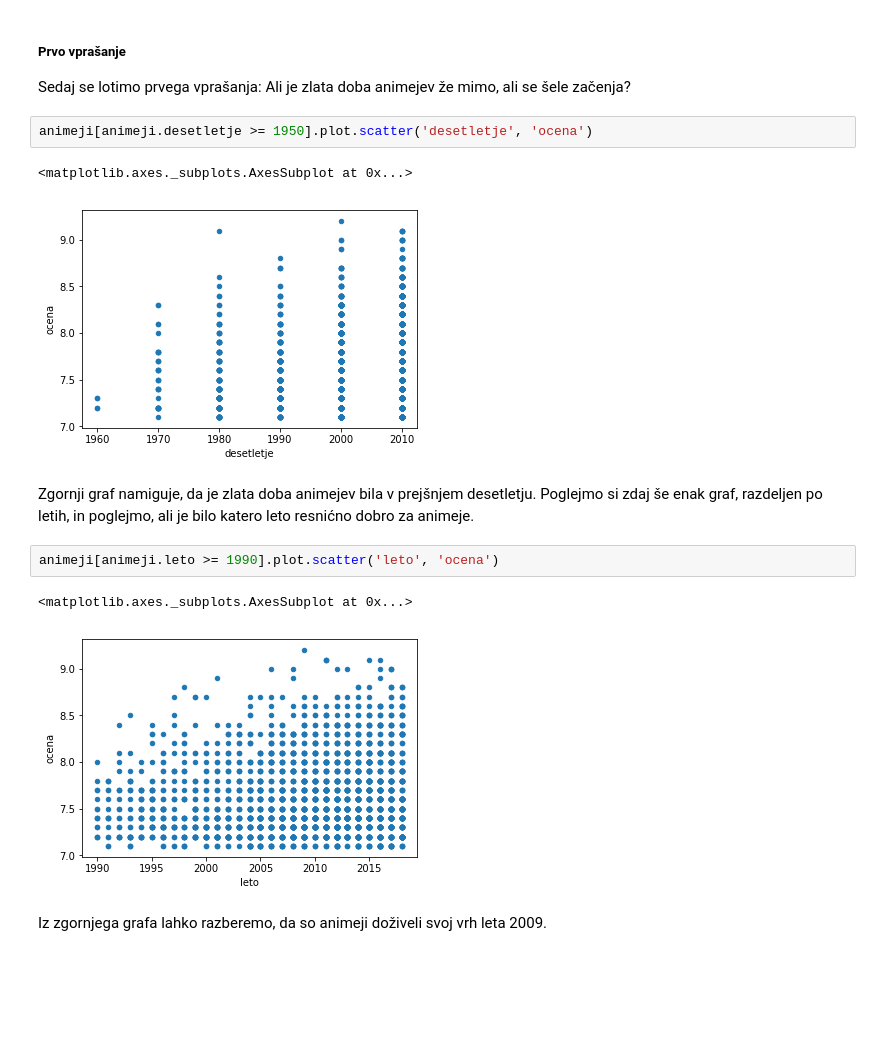
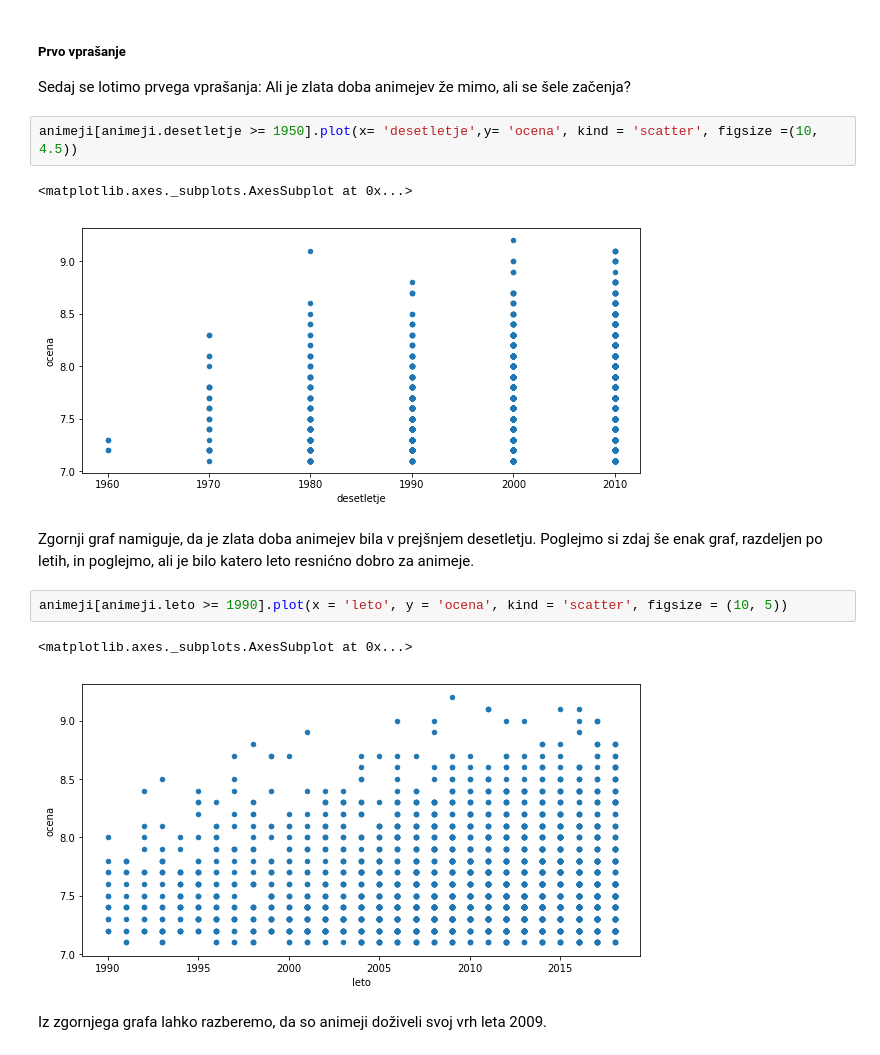
Before and after one commit to TheJim123/Programiranje-1-projektna, a Jupyter notebook: Projektna/Projekt.ipynb, the cells around one changed output. Cells and saved outputs as stored; diff of their text form; blank space fills up the shorter version.

```diff
--- a/Projektna/Projekt.ipynb
+++ b/Projektna/Projekt.ipynb
@@ -166,17 +167,17 @@ animeji
 ##### Prvo vprašanje
 Sedaj se lotimo prvega vprašanja: Ali je zlata doba animejev že mimo, ali se šele začenja?
 # %%
-animeji[animeji.desetletje >= 1950].plot.scatter('desetletje', 'ocena')
+animeji[animeji.desetletje >= 1950].plot(x= 'desetletje',y= 'ocena', kind = 'scatter', figsize =(10, 4.5))
 # %% [output]
 <matplotlib.axes._subplots.AxesSubplot at 0x...>
-[figure, old version]
+[figure, new version]
 # %% [markdown]
 Zgornji graf namiguje, da je zlata doba animejev bila v prejšnjem desetletju. Poglejmo si zdaj še enak graf, razdeljen po letih, in poglejmo, ali je bilo katero leto resnićno dobro za animeje.
 # %%
-animeji[animeji.leto >= 1990].plot.scatter('leto', 'ocena')
+animeji[animeji.leto >= 1990].plot(x = 'leto', y = 'ocena', kind = 'scatter', figsize = (10, 5))
 # %% [output]
 <matplotlib.axes._subplots.AxesSubplot at 0x...>
-[figure, old version]
+[figure, new version]
 # %% [markdown]
 Iz zgornjega grafa lahko razberemo, da so animeji doživeli svoj vrh leta 2009.
 # %% [markdown]
```
Also changed, not shown: parts of 30 cells of this notebook.
